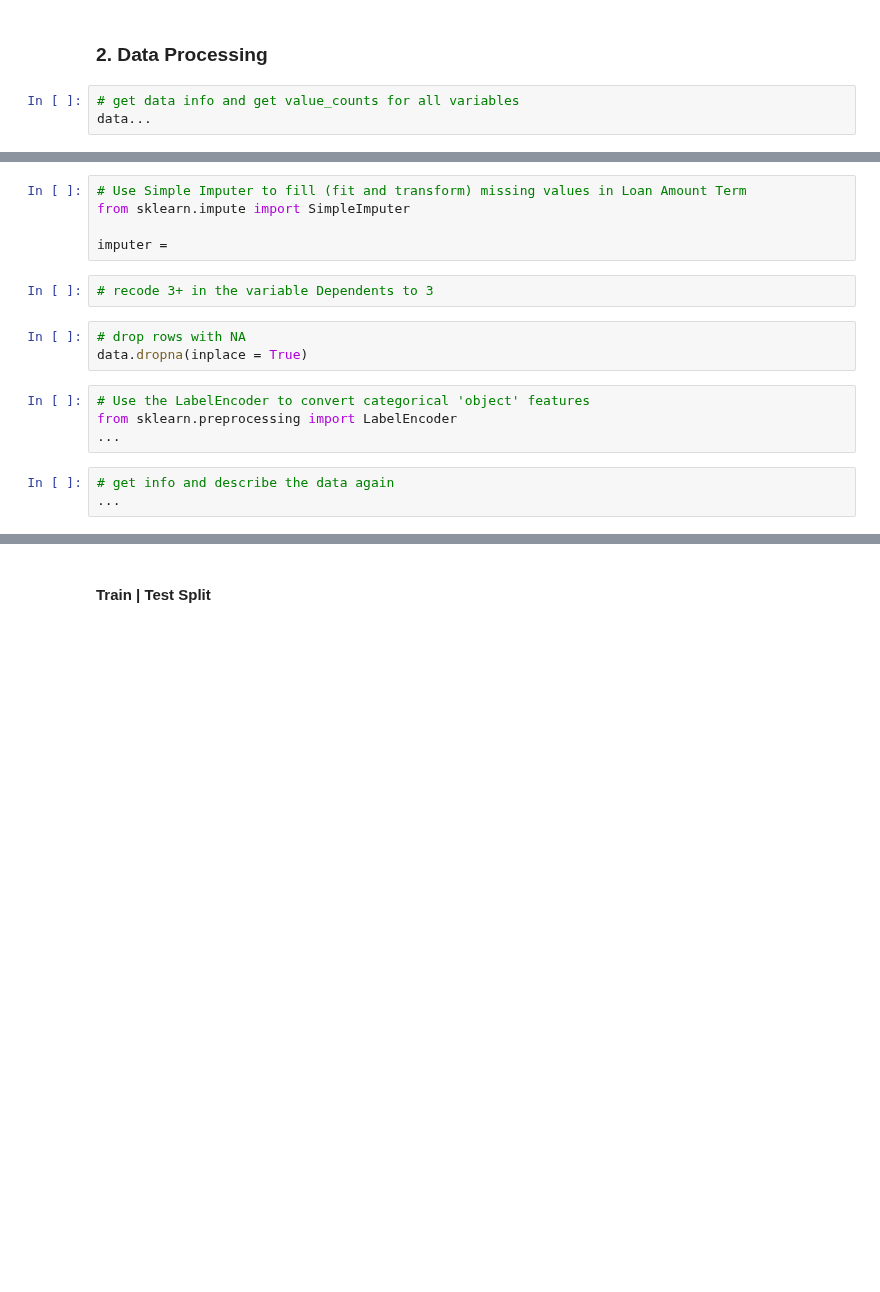
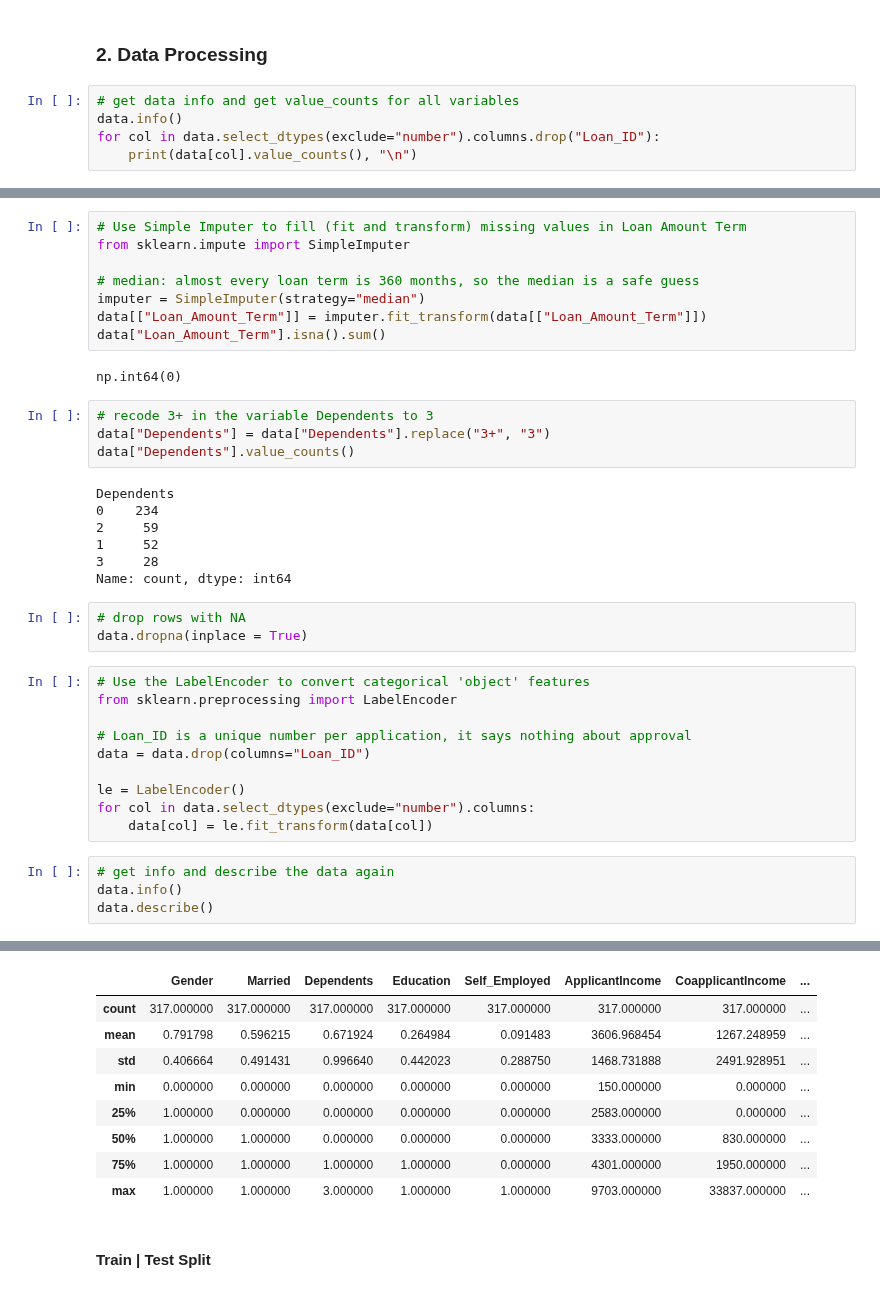
Before and after one commit to massirr/Machine-Learning---Forecasting, a Jupyter notebook: 2 - Decision Trees - Random Forests/2 - Decision Trees & Random Forest (student notebook).ipynb, the cells around one changed output, grey strips where cells are left out. Cells and saved outputs as stored; diff of their text form; blank space fills up the shorter version.

```diff
--- a/2 - Decision Trees - Random Forests/2 - Decision Trees & Random Forest (student notebook).ipynb
+++ b/2 - Decision Trees - Random Forests/2 - Decision Trees & Random Forest (student notebook).ipynb
@@ -378,4 +468,6 @@ data =
 ### 2. Data Processing
 # %%
 # get data info and get value_counts for all variables
-data...
+data.info()
+for col in data.select_dtypes(exclude="number").columns.drop("Loan_ID"):
+    print(data[col].value_counts(), "\n")
@@ -386,16 +511,38 @@ data...
 # Use Simple Imputer to fill (fit and transform) missing values in Loan Amount Term
 from sklearn.impute import SimpleImputer
 
-imputer =
+# median: almost every loan term is 360 months, so the median is a safe guess
+imputer = SimpleImputer(strategy="median")
+data[["Loan_Amount_Term"]] = imputer.fit_transform(data[["Loan_Amount_Term"]])
+data["Loan_Amount_Term"].isna().sum()
+# %% [output]
+np.int64(0)
 # %%
 # recode 3+ in the variable Dependents to 3
+data["Dependents"] = data["Dependents"].replace("3+", "3")
+data["Dependents"].value_counts()
+# %% [output]
+Dependents
+0    234
+2     59
+1     52
+3     28
+Name: count, dtype: int64
 # %%
 # drop rows with NA
 data.dropna(inplace = True)
 # %%
 # Use the LabelEncoder to convert categorical 'object' features
 from sklearn.preprocessing import LabelEncoder
-...
+
+# Loan_ID is a unique number per application, it says nothing about approval
+data = data.drop(columns="Loan_ID")
+
+le = LabelEncoder()
+for col in data.select_dtypes(exclude="number").columns:
+    data[col] = le.fit_transform(data[col])
 # %%
 # get info and describe the data again
-...
+data.info()
+data.describe()
+# %% [output]
@@ -402,3 +568,12 @@ from sklearn.preprocessing import LabelEncoder
+|  | Gender | Married | Dependents | Education | Self_Employed | ApplicantIncome | CoapplicantIncome | ... |
+| count | 317.000000 | 317.000000 | 317.000000 | 317.000000 | 317.000000 | 317.000000 | 317.000000 | ... |
+| mean | 0.791798 | 0.596215 | 0.671924 | 0.264984 | 0.091483 | 3606.968454 | 1267.248959 | ... |
+| std | 0.406664 | 0.491431 | 0.996640 | 0.442023 | 0.288750 | 1468.731888 | 2491.928951 | ... |
+| min | 0.000000 | 0.000000 | 0.000000 | 0.000000 | 0.000000 | 150.000000 | 0.000000 | ... |
+| 25% | 1.000000 | 0.000000 | 0.000000 | 0.000000 | 0.000000 | 2583.000000 | 0.000000 | ... |
+| 50% | 1.000000 | 1.000000 | 0.000000 | 0.000000 | 0.000000 | 3333.000000 | 830.000000 | ... |
+| 75% | 1.000000 | 1.000000 | 1.000000 | 1.000000 | 0.000000 | 4301.000000 | 1950.000000 | ... |
+| max | 1.000000 | 1.000000 | 3.000000 | 1.000000 | 1.000000 | 9703.000000 | 33837.000000 | ... |
 # %% [markdown]
 #### Train | Test Split
 # %%
```
Also changed, not shown: parts of 54 cells of this notebook.
